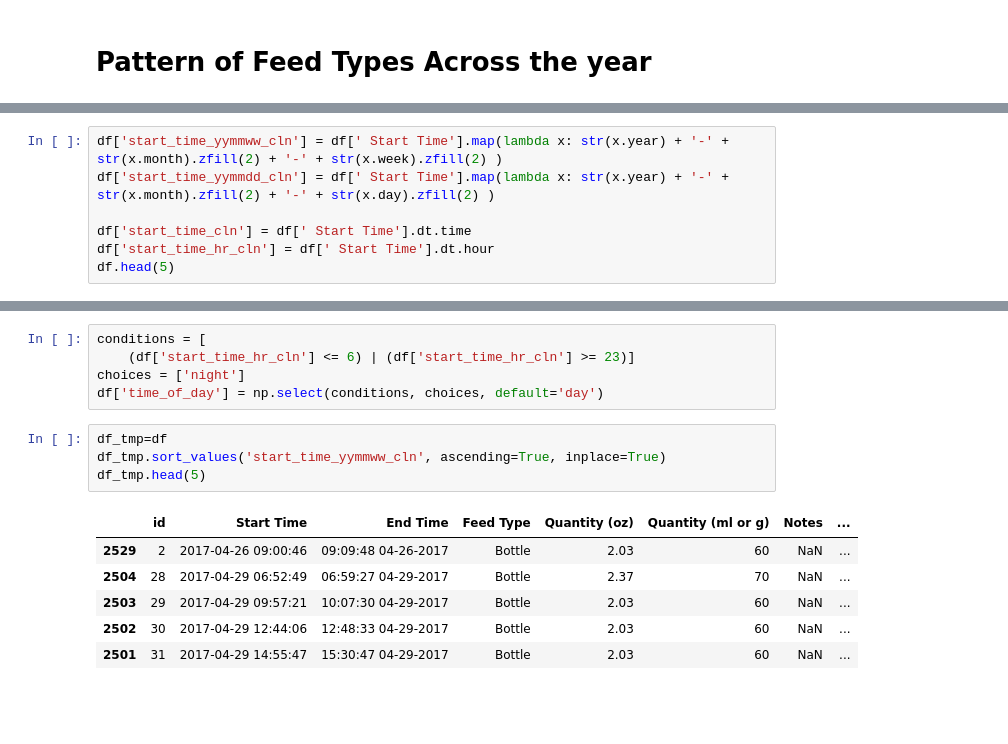
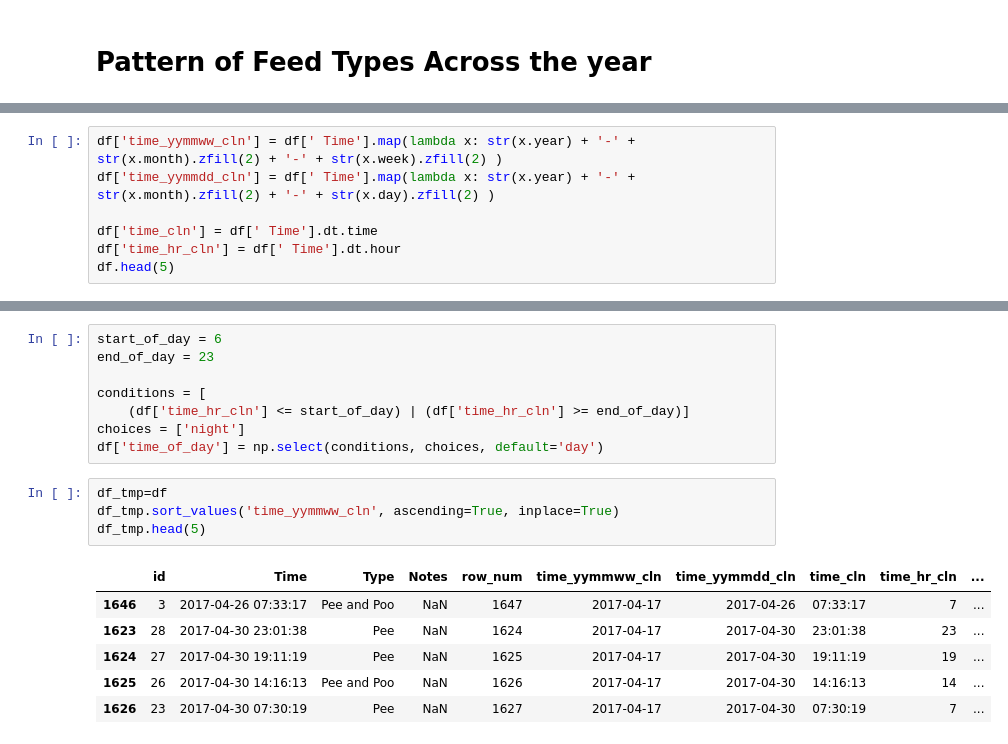
Before and after one commit to GuerrillaAnalytics/prj001-baby, a Jupyter notebook: analytics/002_eda_changes/001_eda_changes.ipynb, the cells around one changed output, grey strips where cells are left out. Cells and saved outputs as stored; diff of their text form; blank space fills up the shorter version.

```diff
--- a/analytics/002_eda_changes/001_eda_changes.ipynb
+++ b/analytics/002_eda_changes/001_eda_changes.ipynb
@@ -238,8 +230,8 @@ Derive new columns to visualize feeds using
 # %%
-df['start_time_yymmww_cln'] = df[' Start Time'].map(lambda x: str(x.year) + '-' + str(x.month).zfill(2) + '-' + str(x.week).zfill(2) )
-df['start_time_yymmdd_cln'] = df[' Start Time'].map(lambda x: str(x.year) + '-' + str(x.month).zfill(2) + '-' + str(x.day).zfill(2) )
+df['time_yymmww_cln'] = df[' Time'].map(lambda x: str(x.year) + '-' + str(x.month).zfill(2) + '-' + str(x.week).zfill(2) )
+df['time_yymmdd_cln'] = df[' Time'].map(lambda x: str(x.year) + '-' + str(x.month).zfill(2) + '-' + str(x.day).zfill(2) )
 
-df['start_time_cln'] = df[' Start Time'].dt.time
-df['start_time_hr_cln'] = df[' Start Time'].dt.hour
+df['time_cln'] = df[' Time'].dt.time
+df['time_hr_cln'] = df[' Time'].dt.hour
 df.head(5)
 # %% [output]
@@ -252,17 +244,20 @@ df.head(5)
 # %%
+start_of_day = 6
+end_of_day = 23
+
 conditions = [
-    (df['start_time_hr_cln'] <= 6) | (df['start_time_hr_cln'] >= 23)]
+    (df['time_hr_cln'] <= start_of_day) | (df['time_hr_cln'] >= end_of_day)]
 choices = ['night']
 df['time_of_day'] = np.select(conditions, choices, default='day')
 # %%
 df_tmp=df
-df_tmp.sort_values('start_time_yymmww_cln', ascending=True, inplace=True)
+df_tmp.sort_values('time_yymmww_cln', ascending=True, inplace=True)
 df_tmp.head(5)
 # %% [output]
-|  | id | Start Time | End Time | Feed Type | Quantity (oz) | Quantity (ml or g) | Notes | ... |
-| 2529 | 2 | 2017-04-26 09:00:46 | 09:09:48 04-26-2017 | Bottle | 2.03 | 60 | NaN | ... |
-| 2504 | 28 | 2017-04-29 06:52:49 | 06:59:27 04-29-2017 | Bottle | 2.37 | 70 | NaN | ... |
-| 2503 | 29 | 2017-04-29 09:57:21 | 10:07:30 04-29-2017 | Bottle | 2.03 | 60 | NaN | ... |
-| 2502 | 30 | 2017-04-29 12:44:06 | 12:48:33 04-29-2017 | Bottle | 2.03 | 60 | NaN | ... |
-| 2501 | 31 | 2017-04-29 14:55:47 | 15:30:47 04-29-2017 | Bottle | 2.03 | 60 | NaN | ... |
+|  | id | Time | Type | Notes | row_num | time_yymmww_cln | time_yymmdd_cln | time_cln | time_hr_cln | ... |
+| 1646 | 3 | 2017-04-26 07:33:17 | Pee and Poo | NaN | 1647 | 2017-04-17 | 2017-04-26 | 07:33:17 | 7 | ... |
+| 1623 | 28 | 2017-04-30 23:01:38 | Pee | NaN | 1624 | 2017-04-17 | 2017-04-30 | 23:01:38 | 23 | ... |
+| 1624 | 27 | 2017-04-30 19:11:19 | Pee | NaN | 1625 | 2017-04-17 | 2017-04-30 | 19:11:19 | 19 | ... |
+| 1625 | 26 | 2017-04-30 14:16:13 | Pee and Poo | NaN | 1626 | 2017-04-17 | 2017-04-30 | 14:16:13 | 14 | ... |
+| 1626 | 23 | 2017-04-30 07:30:19 | Pee | NaN | 1627 | 2017-04-17 | 2017-04-30 | 07:30:19 | 7 | ... |
 # %% [markdown]
```
Also changed, not shown: parts of 10 cells of this notebook.
